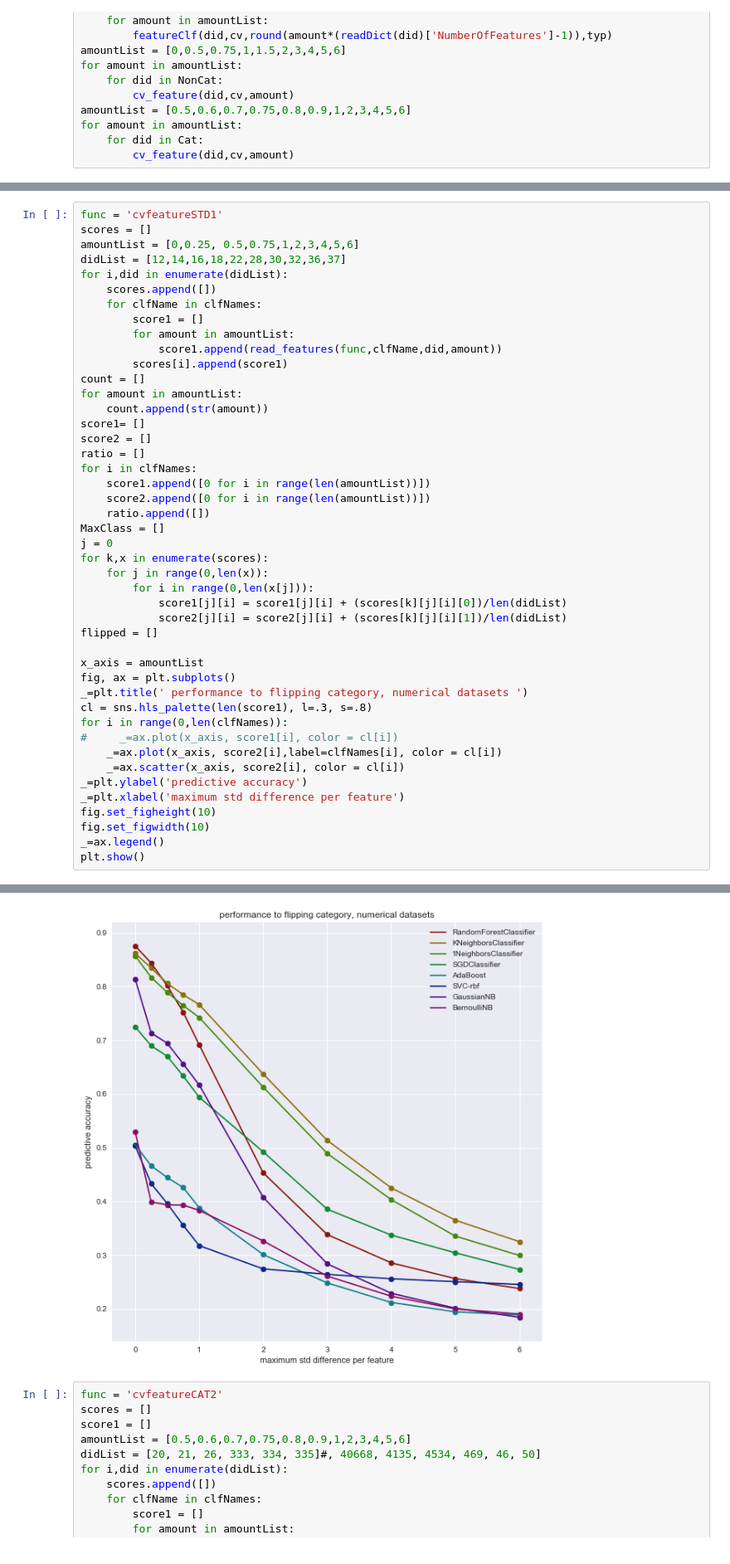
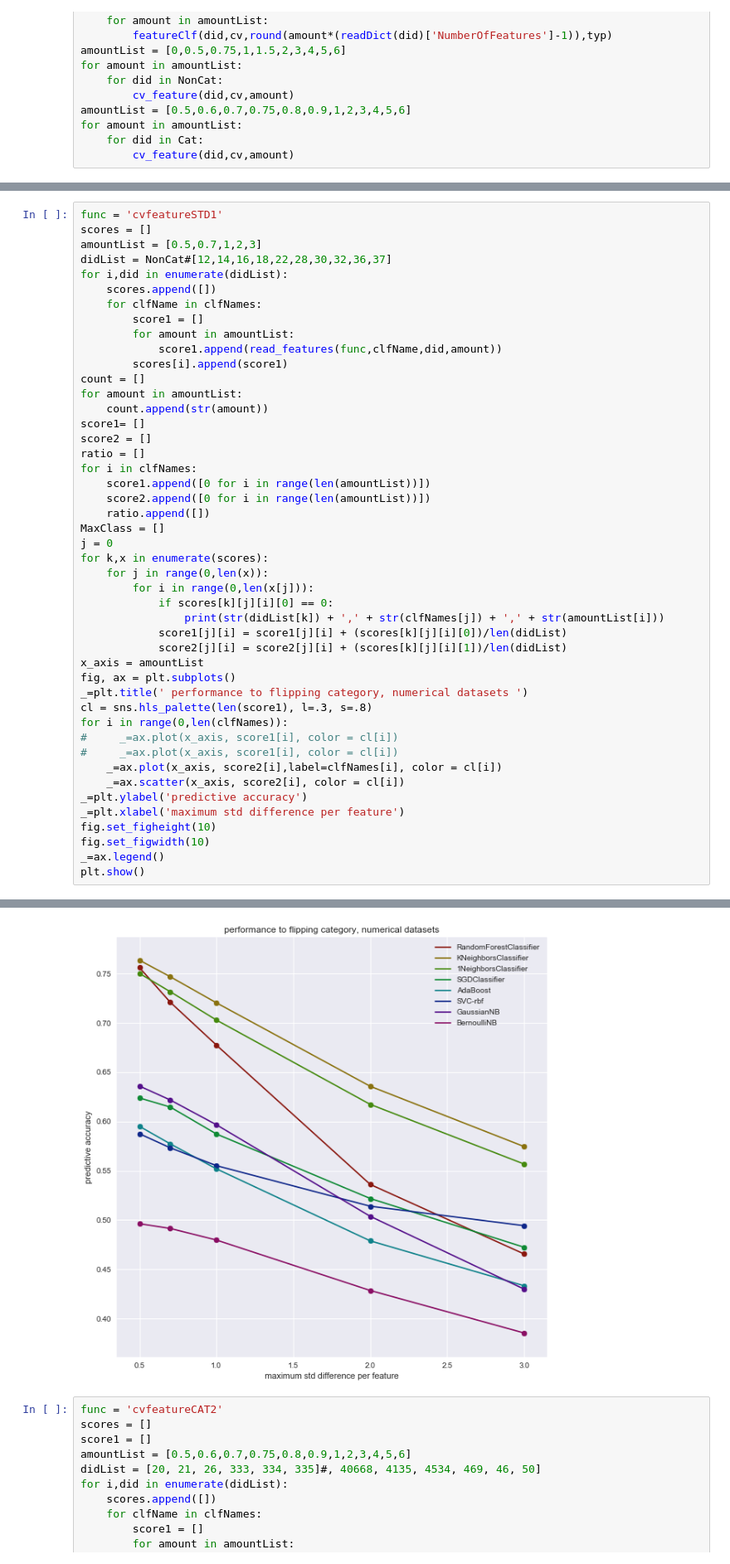
Before and after one commit to lieeuwos/Primitive_annotations, a Jupyter notebook: Showing.ipynb, the cells around one changed output, grey strips where cells are left out. Shown at 83% size. Saved outputs shown, nothing was run; the diff lists cells and outputs as text.

```diff
--- a/Showing.ipynb
+++ b/Showing.ipynb
@@ -195,8 +194,8 @@ _=plt.show()
 # %%
 func = 'cvfeatureSTD1'
 scores = []
-amountList = [0,0.25, 0.5,0.75,1,2,3,4,5,6]
-didList = [12,14,16,18,22,28,30,32,36,37]
+amountList = [0.5,0.7,1,2,3]
+didList = NonCat#[12,14,16,18,22,28,30,32,36,37]
 for i,did in enumerate(didList):
     scores.append([])
     for clfName in clfNames:
@@ -219,15 +218,16 @@ j = 0
 for k,x in enumerate(scores):
     for j in range(0,len(x)):
         for i in range(0,len(x[j])):
+            if scores[k][j][i][0] == 0:
+                print(str(didList[k]) + ',' + str(clfNames[j]) + ',' + str(amountList[i]))
             score1[j][i] = score1[j][i] + (scores[k][j][i][0])/len(didList)
             score2[j][i] = score2[j][i] + (scores[k][j][i][1])/len(didList)
-flipped = []
-
 x_axis = amountList
 fig, ax = plt.subplots()
 _=plt.title(' performance to flipping category, numerical datasets ')
 cl = sns.hls_palette(len(score1), l=.3, s=.8)
 for i in range(0,len(clfNames)):
+#     _=ax.plot(x_axis, score1[i], color = cl[i])
 #     _=ax.plot(x_axis, score1[i], color = cl[i])
     _=ax.plot(x_axis, score2[i],label=clfNames[i], color = cl[i])
     _=ax.scatter(x_axis, score2[i], color = cl[i])
@@ -241,4 +261,4 @@ plt.show()
-[figure, old version]
+[figure, new version]
 # %%
 func = 'cvfeatureCAT2'
 scores = []
```
Also changed, not shown: parts of 2 cells of this notebook, 3 other files.
